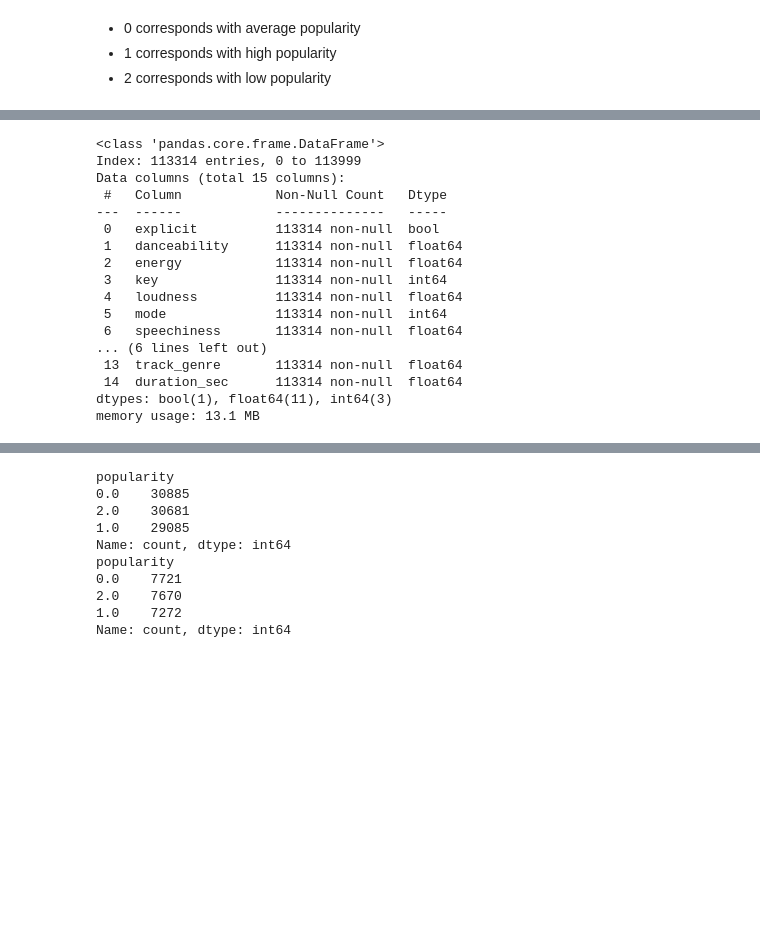
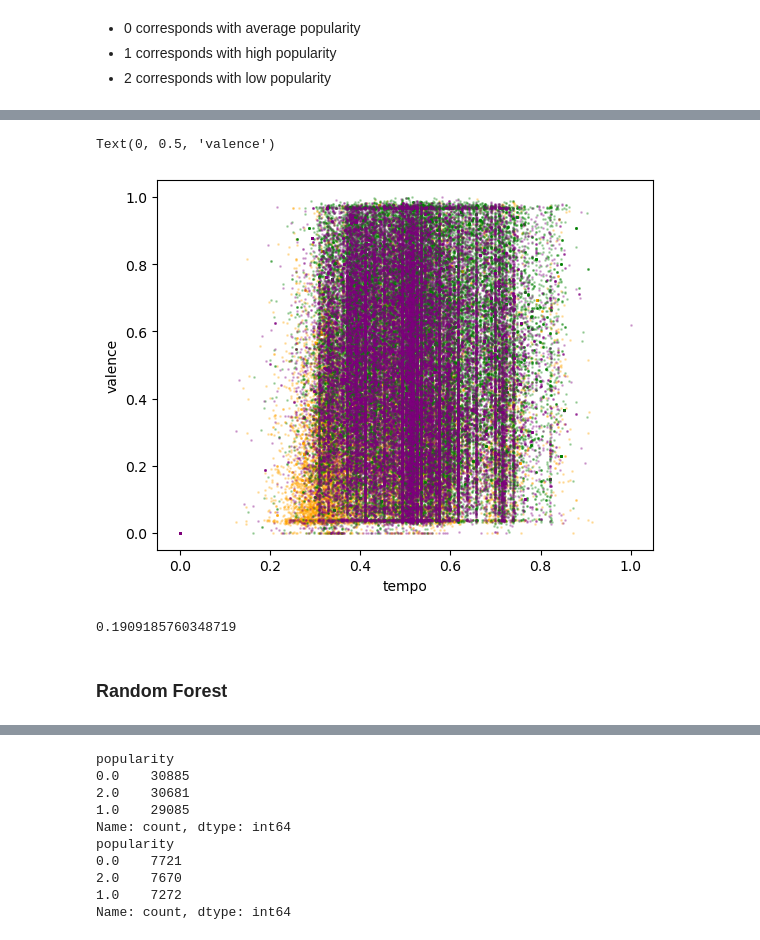
Before and after one commit to victoriaoak/ds3001-final-project, a Jupyter notebook: final_project.ipynb, the cells around one changed output, grey strips where cells are left out. Cells and saved outputs as stored; diff of their text form; code cells hidden in the pictures; blank space fills up the shorter version.

```diff
--- a/final_project.ipynb
+++ b/final_project.ipynb
@@ -333,26 +457,19 @@ Name: count, dtype: int64
+# %%
+plt.scatter(group1[12], group1[11], c="orange", s=1, alpha=0.25)
+plt.scatter(group2[12], group2[11], c="green", s=1, alpha=0.25)
+plt.scatter(group3[12], group3[11], c="purple", s=1, alpha=0.25)
+plt.xlabel("tempo")
+plt.ylabel("valence")
+# %% [output]
+Text(0, 0.5, 'valence')
+[figure, added]
+# %%
+metrics.silhouette_score(spotify_scaled_kmeans, spotify_kmeans.labels_, sample_size=50000)
+# %% [output]
+0.1909185760348719
+# %% [markdown]
+### Random Forest
 # %%
 # split the data into predictors and labels
 X = spotify.drop(columns=["popularity"], axis=1)
 y = spotify['popularity']
-# %%
-# subset of the data without the artist, album name, and track name
-spotify_num = X.drop(columns=['artists','album_name','track_name'], axis=1)
-spotify_num.info()
-# %% [output]
-<class 'pandas.core.frame.DataFrame'>
-Index: 113314 entries, 0 to 113999
-Data columns (total 15 columns):
- #   Column            Non-Null Count   Dtype
----  ------            --------------   -----
- 0   explicit          113314 non-null  bool
- 1   danceability      113314 non-null  float64
- 2   energy            113314 non-null  float64
- 3   key               113314 non-null  int64
- 4   loudness          113314 non-null  float64
- 5   mode              113314 non-null  int64
- 6   speechiness       113314 non-null  float64
-... (6 lines left out)
- 13  track_genre       113314 non-null  float64
- 14  duration_sec      113314 non-null  float64
-dtypes: bool(1), float64(11), int64(3)
-memory usage: 13.1 MB
```
Also changed, not shown: parts of 47 cells of this notebook.
